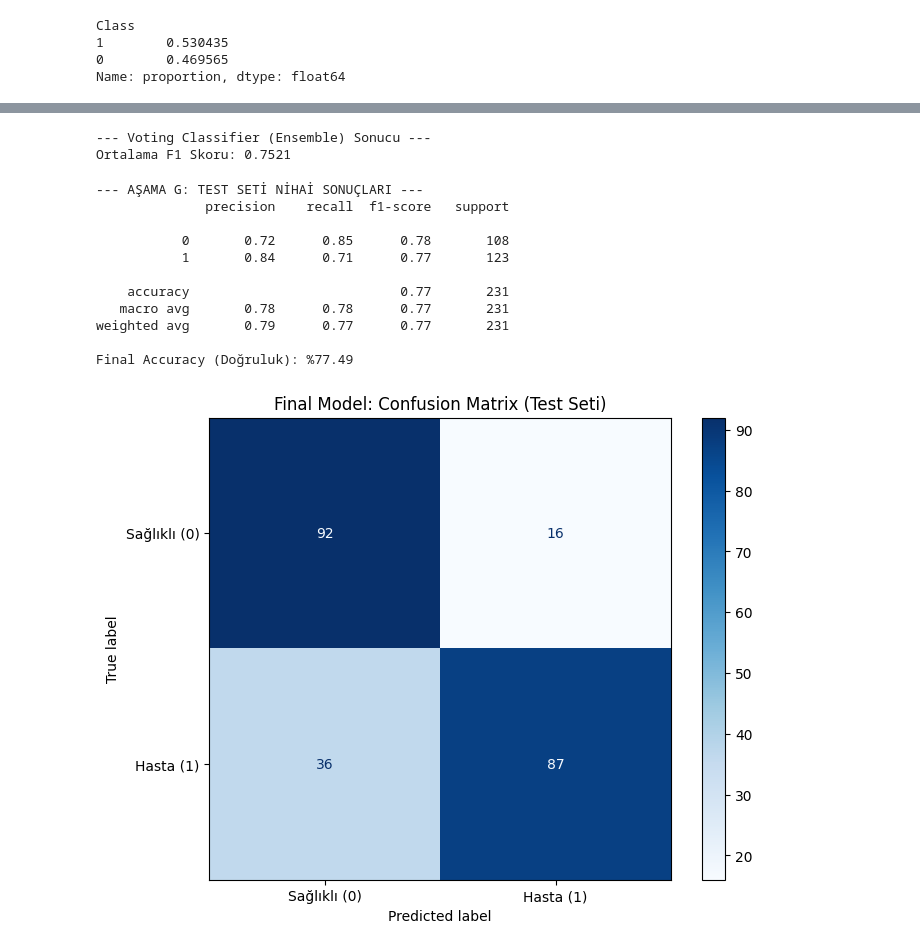
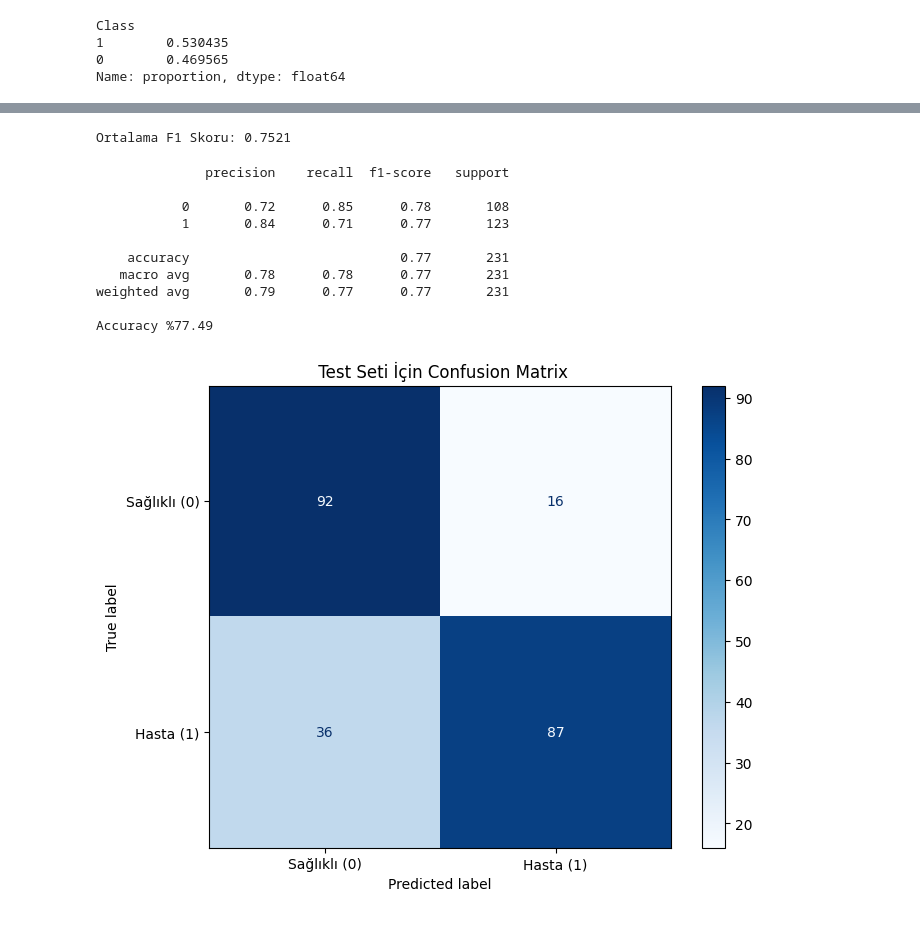
Before and after one commit to Barisandic16/CS304_Project, a Jupyter notebook: Project.ipynb, the cells around one changed output, grey strips where cells are left out. Saved outputs shown, nothing was run; the diff lists cells and outputs as text; code cells hidden in the pictures.

Commit message:
Yorum satırlarını koydum her adım için. Onun dışında bir iki düzenleme yaptım.

```diff
--- a/Project.ipynb
+++ b/Project.ipynb
@@ -175,21 +151,16 @@ En İyi F1 Skoru: 0.7301
 # %%
-from sklearn.ensemble import RandomForestClassifier
-
-# 1. Denenecek parametrelerin listesini oluşturuyoruz
-# Ch7 mantığına uygun olarak ağaç sayısını ve özellik kısıtlamalarını deniyoruz
-param_grid_rf = [
+#Random Forest modelini eğitiyoruz. Parametreler internetten slaytlardan vs.
+parameters = [
     {'n_estimators': [100, 200, 500],
-     'max_features': ['sqrt', 'log2'], # Slaytlardaki tipik seçimler
-     'max_depth': [None, 10, 20],      # None: ağaçlar tam büyür
+     'max_features': ['sqrt', 'log2'],
+     'max_depth': [None, 10, 20],
      'random_state': [42]}
 ]
-
 
 rf = RandomForestClassifier()
 
 #Yukarıdakilerin aynısı. Grid Search kur sonra cross-val yap.
-grid_search_rf = GridSearchCV(rf, param_grid_rf, cv=5,
-                               scoring='f1', verbose=2, n_jobs=-1)
+grid_search_rf = GridSearchCV(rf, parameters, cv=5, scoring='f1', verbose=2, n_jobs=-1)
 
 grid_search_rf.fit(X_train_scaled, y_train.values.ravel())
 
@@ -205,48 +173,32 @@ En İyi F1 Skoru: 0.6922
 # %%
-from sklearn.ensemble import VotingClassifier
-
-
+#Normalde Ensemble Learning yoktu. Ancak CH7 indelendikten sonra koymaya karar verdik.
+#Ayrıca KNN ile devam etmeme kararı aldık. Sebebi ise F1'inin düşük olması.
+#Best Estimator ise en iyi halini alıyor modellerin. Parametreler bağlamında.
 best_lr = grid_search_lr.best_estimator_
-best_svc = grid_search_svc.best_estimator_
-# SVC'nin 'soft voting' yapabilmesi için olasılık desteğini açıyoruz
-best_svc.set_params(probability=True)
+best_svm = grid_search_svm.best_estimator_
+best_svm.set_params(probability=True)
 best_rf = grid_search_rf.best_estimator_
 
-# 2. Oylama Sınıflandırıcısını oluşturuyoruz
-# Hem sert hem yumuşak oylamayı deneyebiliriz, biz 'soft' ile başlayacağız
-voting_clf = VotingClassifier(
-    estimators=[('lr', best_lr), ('svc', best_svc), ('rf', best_rf)],
-    voting='soft'
-)
+# Burada soft voting seçtik. Sebebi ise sağlıkla alakalı bir model olduğundan çoğunluk oyuna bakmaktansa o oylar ne kadar veya modeller ne kadar emin kesin onu sorgulamak.
+vc = VotingClassifier(estimators=[('lr', best_lr), ('svc', best_svm), ('rf', best_rf)], voting='soft')
 
-# 3. Topluluk modelini 5-katlı Cross-Validation ile test edelim
-from sklearn.model_selection import cross_val_score
-voting_scores = cross_val_score(voting_clf, X_train_scaled, y_train.values.ravel(),
-                                cv=5, scoring='f1')
-
-print(f"--- Voting Classifier (Ensemble) Sonucu ---")
-print(f"Ortalama F1 Skoru: {voting_scores.mean():.4f}")
+# Cross-validation 5 ile F1'lere bakıyoruz
+print(f"Ortalama F1 Skoru: {cross_val_score(vc, X_train_scaled, y_train.values.ravel(), cv=5, scoring='f1').mean():.4f}")
 # %% [output]
---- Voting Classifier (Ensemble) Sonucu ---
 Ortalama F1 Skoru: 0.7521
 # %%
-from sklearn.metrics import classification_report, accuracy_score
+# Burda Voting Classifier tüm eğitim verisiyle tekrar eğitiyoruz
+# Cross validation sadece kontrol içindi, şimdi her şeyle öğreniyor.
+vc.fit(X_train_scaled, y_train.values.ravel())
 
-# 1. Topluluk modelimizi (Voting Classifier) tüm eğitim verisiyle tekrar eğitiyoruz
-# (Cross-validation sadece kontrol içindi, şimdi tüm imkanlarıyla öğrensin)
-voting_clf.fit(X_train_scaled, y_train.values.ravel())
+# Hiç görülmemiş test seti üzerinde tahmin yapıyoruz
+y_pred = vc.predict(X_test_scaled)
 
-# 2. Hiç görülmemiş TEST SETİ üzerinde tahmin yapıyoruz
-y_pred = voting_clf.predict(X_test_scaled)
-
-# 3. Sonuçları raporlayalım
 print(classification_report(y_test, y_pred))
 
-# Accuracy değerini ayrıca görelim
 acc = accuracy_score(y_test, y_pred)
-print(f"Final Accuracy (Doğruluk): %{acc*100:.2f}")
+print(f"Accuracy %{acc*100:.2f}")
 # %% [output]
---- AŞAMA G: TEST SETİ NİHAİ SONUÇLARI ---
               precision    recall  f1-score   support
 
            0       0.72      0.85      0.78       108
@@ -256,22 +208,14 @@ print(f"Final Accuracy (Doğruluk): %{acc*100:.2f}")
    macro avg       0.78      0.78      0.77       231
 weighted avg       0.79      0.77      0.77       231
 
-Final Accuracy (Doğruluk): %77.49
+Accuracy %77.49
 # %%
-import matplotlib.pyplot as plt
-from sklearn.metrics import confusion_matrix, ConfusionMatrixDisplay
-
-# 1. Matrisi hesaplıyoruz
 cm = confusion_matrix(y_test, y_pred)
-
-# 2. Görselleştirme (ConfusionMatrixDisplay, Ch3'teki mantığı pratikleştirir)
 disp = ConfusionMatrixDisplay(confusion_matrix=cm, display_labels=['Sağlıklı (0)', 'Hasta (1)'])
-
-# 3. Çizimi yapalım
 fig, ax = plt.subplots(figsize=(8, 6))
 disp.plot(cmap='Blues', ax=ax)
-plt.title('Final Model: Confusion Matrix (Test Seti)')
+plt.title(' Test Seti İçin Confusion Matrix')
 plt.show()
 # %% [output]
-[figure, old version]
+[figure, new version]
 # %%
```
Also changed, not shown: parts of 7 cells of this notebook.
